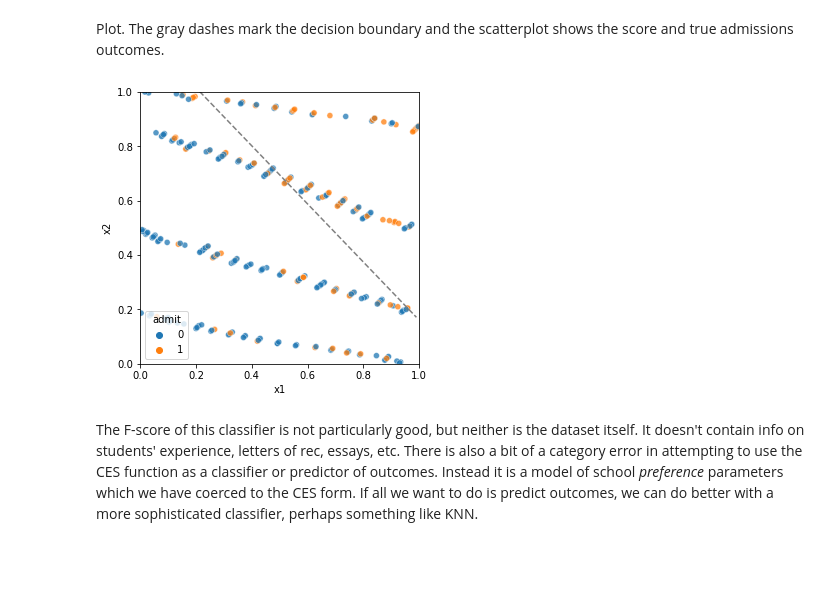
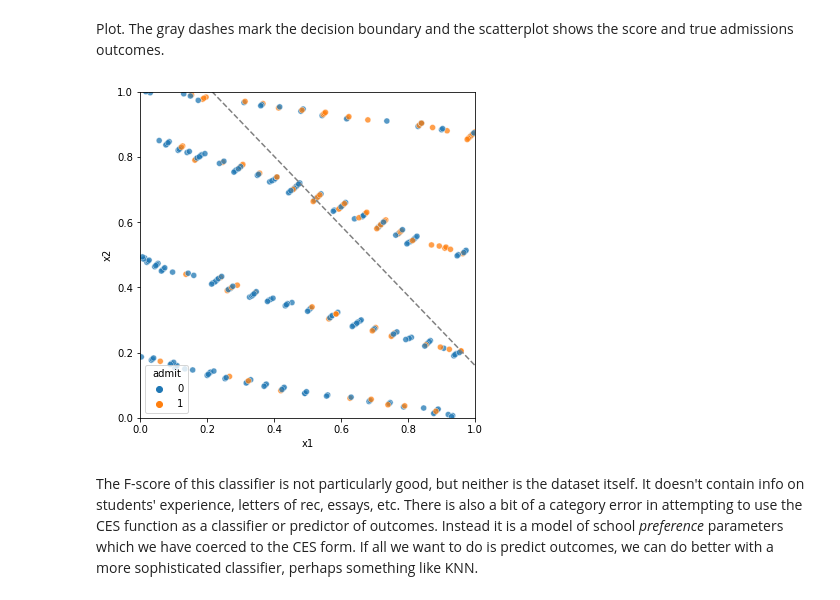
Before and after one commit to maxkapur/SchoolAssessFnRevOpt, a Jupyter notebook: _ReverseOptimizationSchoolAssessment.ipynb, the cells around one changed output. Cells and saved outputs as stored; diff of their text form; code cells hidden in the pictures; blank space fills up the shorter version.

```diff
--- a/_ReverseOptimizationSchoolAssessment.ipynb
+++ b/_ReverseOptimizationSchoolAssessment.ipynb
@@ -113,13 +113,14 @@ a[0], a[1], rho, p = out.x
 # %% [markdown]
 Plot. The gray dashes mark the decision boundary and the scatterplot shows the score and true admissions outcomes.
 # %%
-x_p = np.arange(0.01, min(1, ((p**rho)/a[0])**(1/rho)), 0.01)
-plt.figure(figsize=(5, 5))
+x_p = np.arange(0.01, min(1.01, ((p**rho)/a[0])**(1/rho)), 0.01)
+plt.figure(figsize=(6, 6))
 plt.plot(x_p, CES_plot(x_p, a, rho, p), color="gray", ls="--")
 sb.scatterplot(data=scores, x='x1', y='x2', hue='admit', alpha=0.75)
-plt.xlim(0, 1); plt.ylim(0, 1); plt.legend(title='admit', loc='lower left');
+plt.xlim(0, 1); plt.ylim(0, 1); plt.legend(title='admit', loc='lower left')
+plt.savefig("plots/binaryresults.pdf", bbox_inches="tight")
 # %% [output]
-[figure, old version]
+[figure, new version]
 # %% [markdown]
 The F-score of this classifier is not particularly good, but neither is the dataset itself. It doesn't contain info on students' experience, letters of rec, essays, etc. There is also a bit of a category error in attempting to use the CES function as a classifier or predictor of outcomes. Instead it is a model of school *preference* parameters which we have coerced to the CES form. If all we want to do is predict outcomes, we can do better with a more sophisticated classifier, perhaps something like KNN.
 # %%
```
Also changed, not shown: parts of 2 cells of this notebook.
